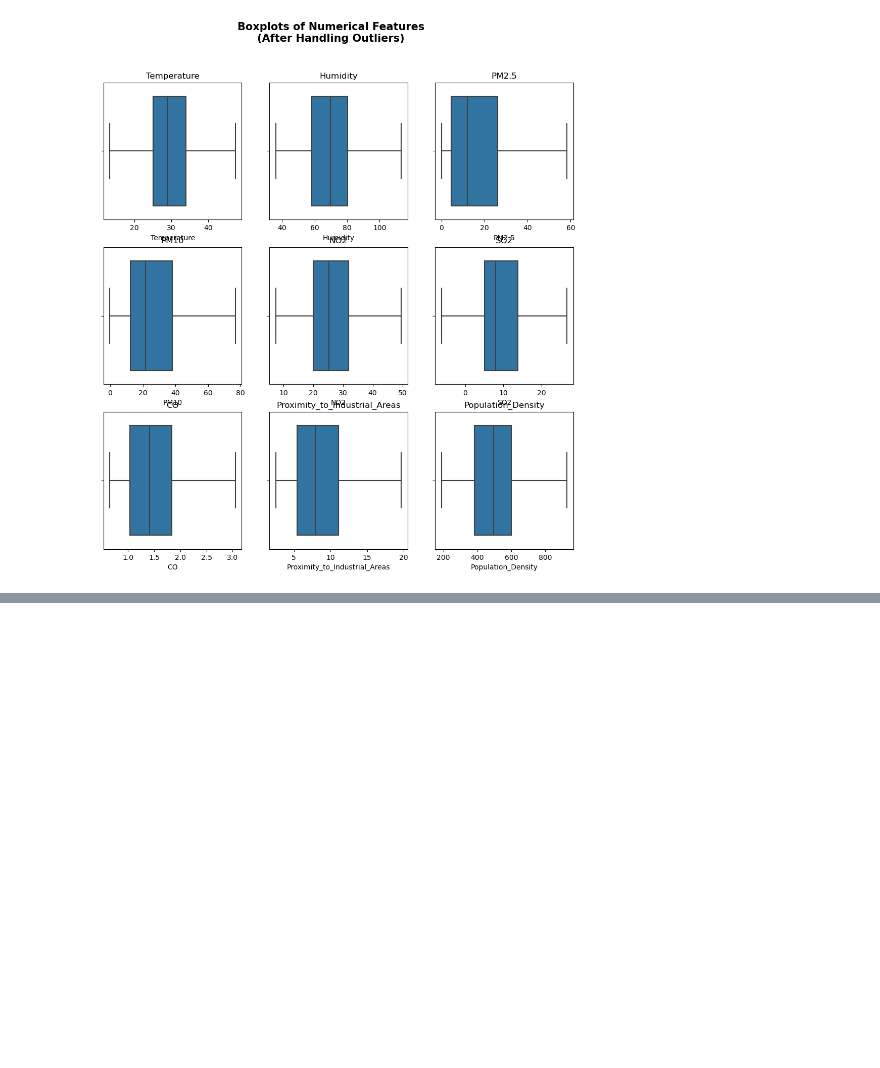
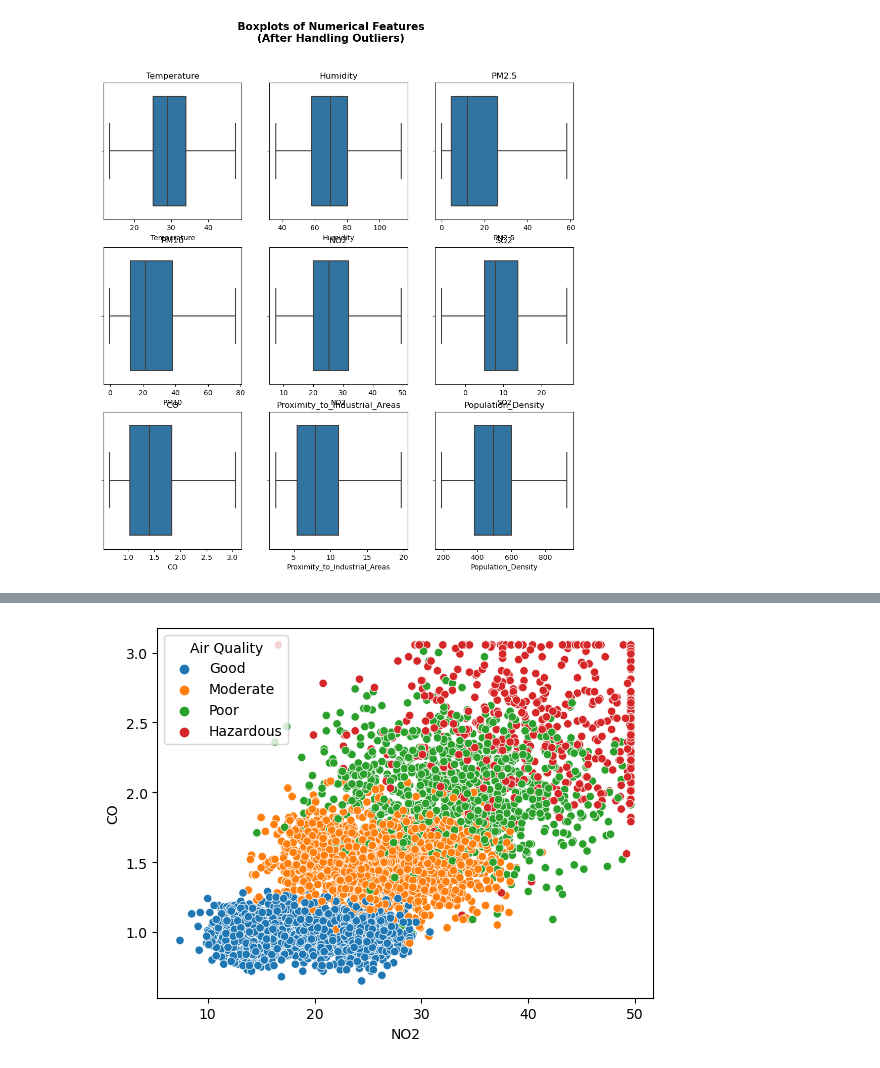
Before and after one commit to ayberkozcan/classification-exercises, a Jupyter notebook: Analyzing Air Quality/classification_air_quality.ipynb, the cells around one changed output, grey strips where cells are left out. Drawn from its saved outputs; the diff is of its cells as text; code cells hidden in the pictures; blank space fills up the shorter version.

```diff
--- a/Analyzing Air Quality/classification_air_quality.ipynb
+++ b/Analyzing Air Quality/classification_air_quality.ipynb
@@ -125,0 +162,5 @@ plt.show()
+# %%
+sns.scatterplot(data=df, x="NO2", y="CO", hue="Air Quality", hue_order=order)
+plt.show()
+# %% [output]
+[figure, added]
```
Also changed, not shown: parts of 6 cells of this notebook.
